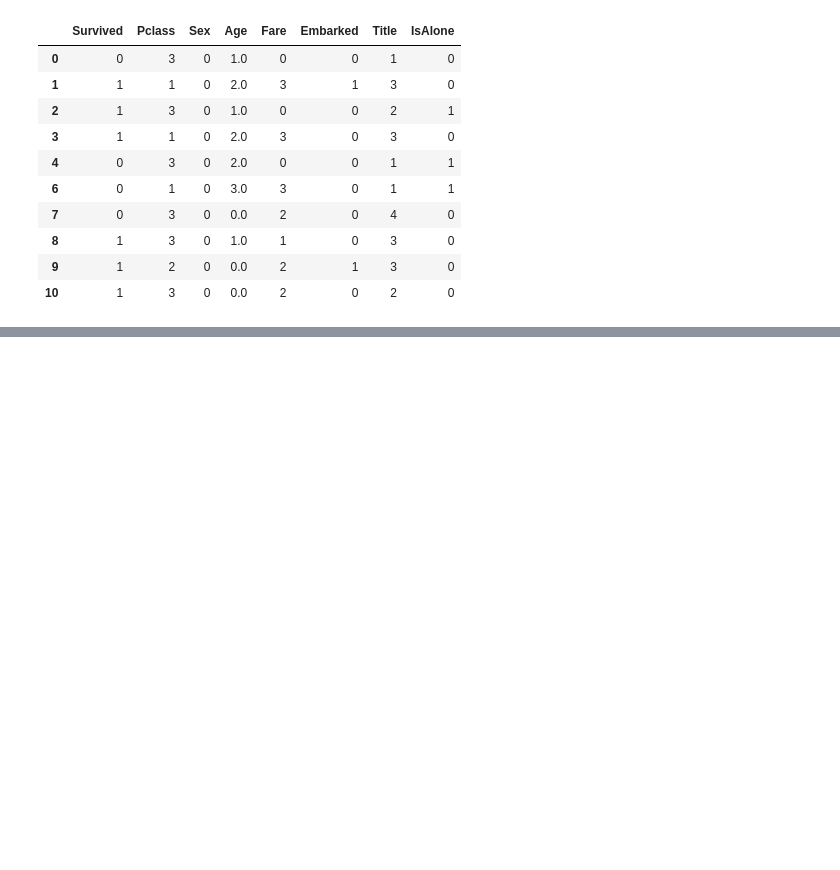
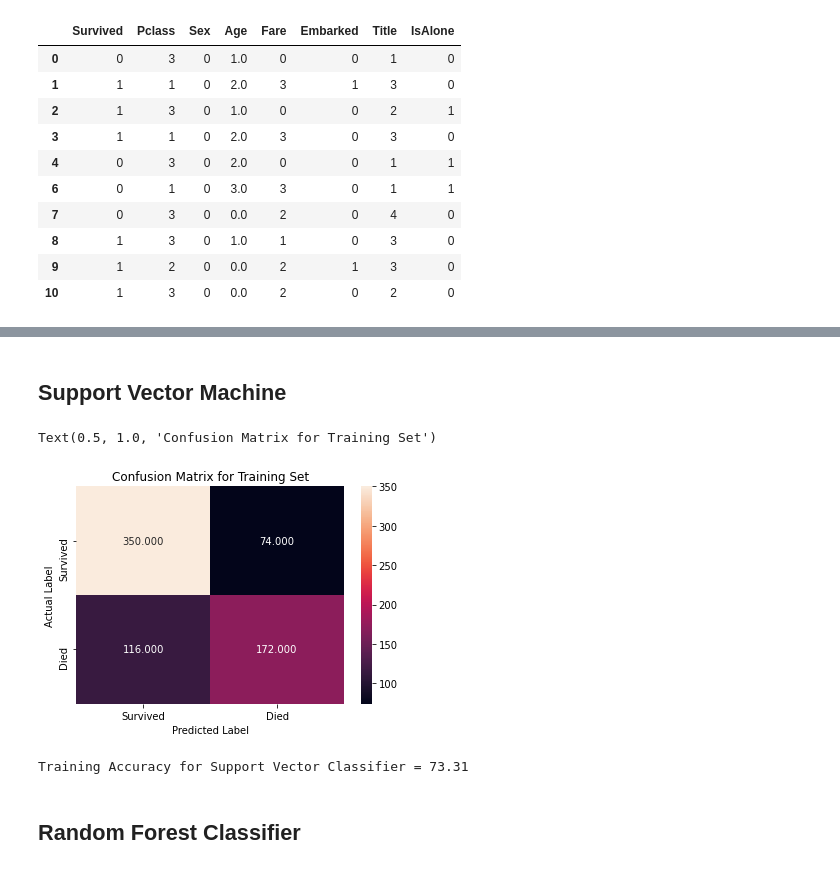
Before and after one commit to zhoukuscedu/Titanic-Kaggle, a Jupyter notebook: Titanic.ipynb, the cells around one changed output, grey strips where cells are left out. Cells and saved outputs as stored; diff of their text form; code cells hidden in the pictures; blank space fills up the shorter version.

```diff
--- a/Titanic.ipynb
+++ b/Titanic.ipynb
@@ -298,0 +371,26 @@ train.head(10)
+# %% [markdown]
+## Support Vector Machine
+# %%
+lin_svc = LinearSVC(dual=False ,max_iter=500000)
+params = {'penalty':['l1','l2'],'C':alphas}
+clf_svc = GridSearchCV(estimator=lin_svc, param_grid=params, cv=5)
+clf_svc.fit(X_train,Y_train)
+pred_train_svc = clf_svc.predict(X_train)
+pred_test_svc = clf_svc.predict(X_test)
+# %%
+#Confusion Matrix
+confusion_train_svc = confusion_matrix(Y_train, pred_train_svc)
+sns.heatmap(confusion_train_svc, annot=True, fmt= ".3f", xticklabels = LABELS, yticklabels = LABELS)
+plt.xlabel("Predicted Label")
+plt.ylabel("Actual Label")
+plt.title("Confusion Matrix for Training Set")
+# %% [output]
+Text(0.5, 1.0, 'Confusion Matrix for Training Set')
+[figure, added]
+# %%
+acc_svc = round(clf_svc.score(X_train,Y_train)*100, 2)
+print("Training Accuracy for Support Vector Classifier = " + str(acc_svc))
+# %% [output]
+Training Accuracy for Support Vector Classifier = 73.31
+# %% [markdown]
+## Random Forest Classifier
```
Also changed, not shown: parts of 24 cells of this notebook.
